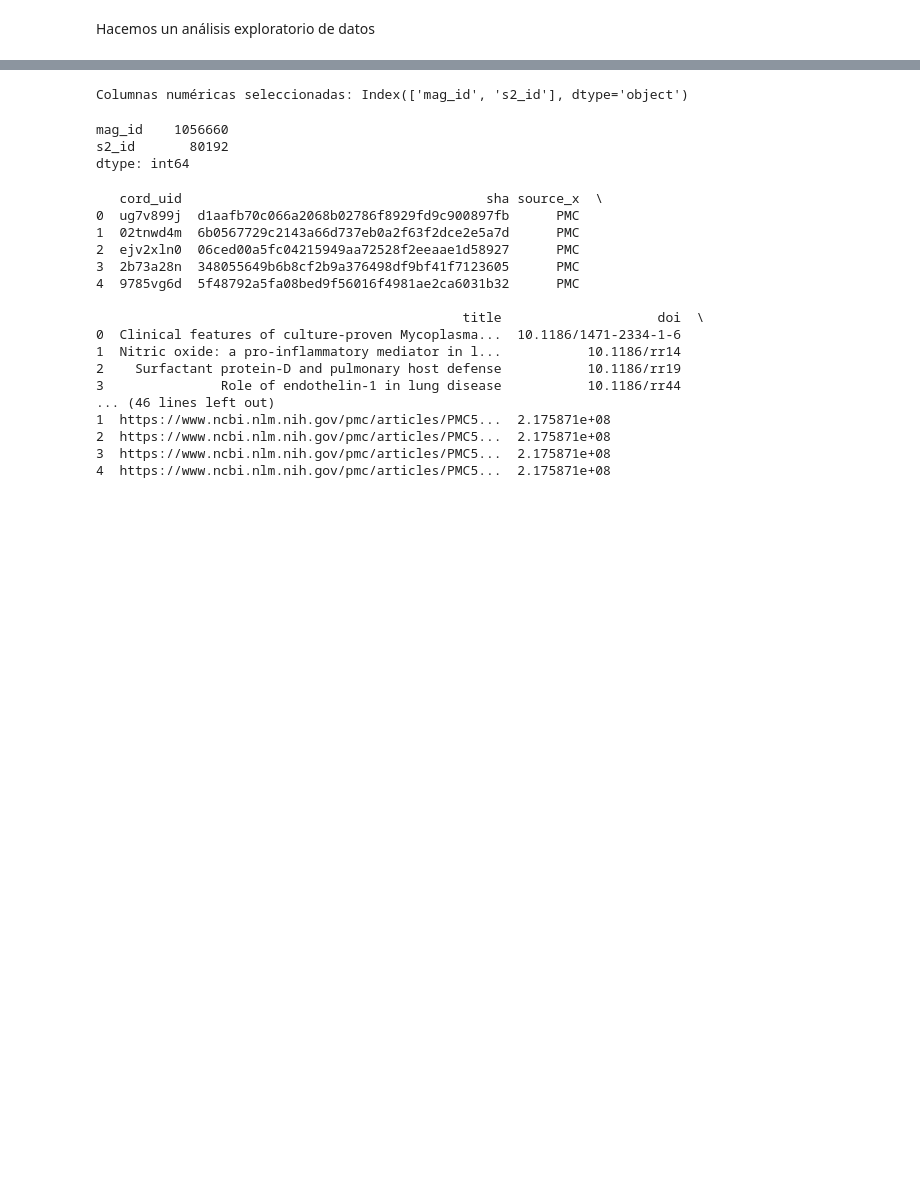
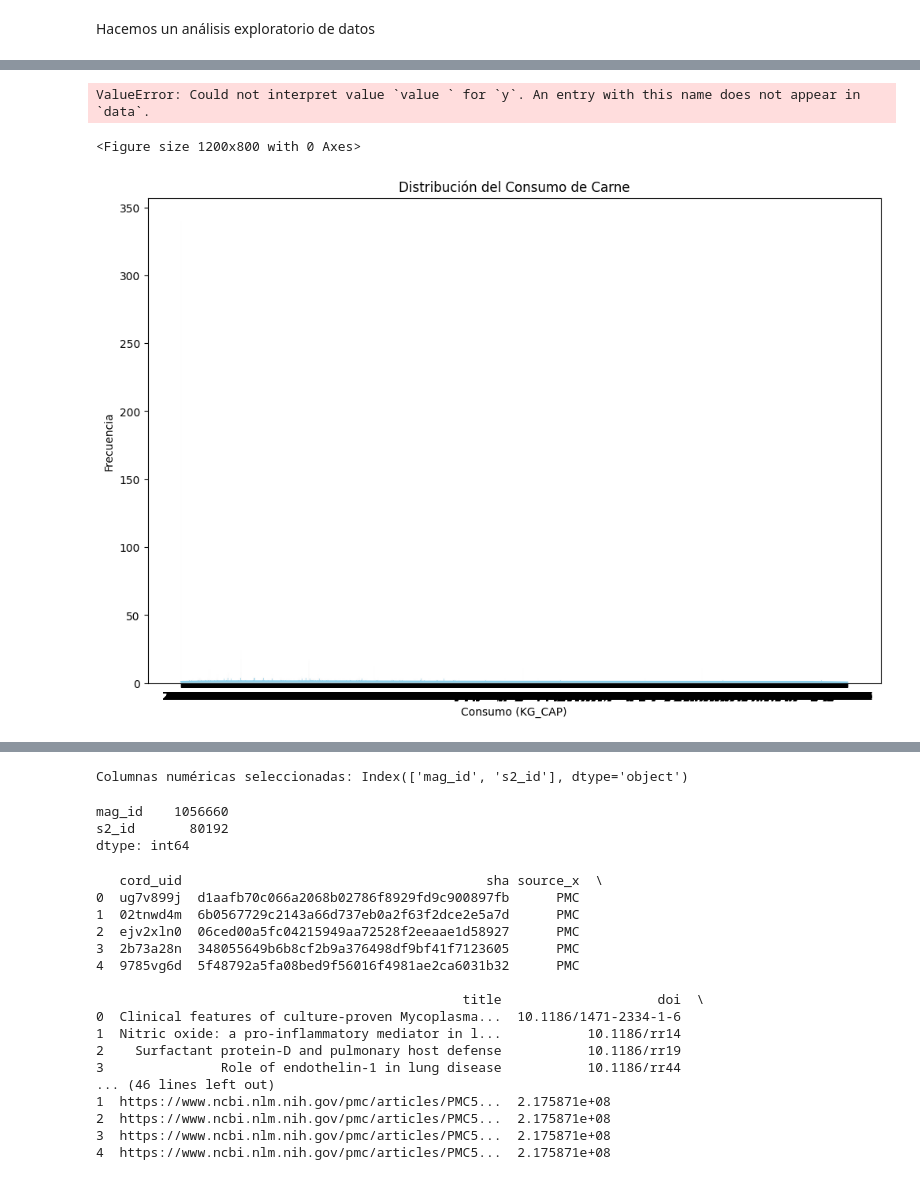
Before and after one commit to danielbolanosuax/GolesUEFA2022, a Jupyter notebook: otrodt.ipynb, the cells around one changed output, grey strips where cells are left out. Saved outputs shown, nothing was run; the diff lists cells and outputs as text; code cells hidden in the pictures; blank space fills up the shorter version.

```diff
--- a/otrodt.ipynb
+++ b/otrodt.ipynb
@@ -167,0 +116,21 @@ TypeError: '<' not supported between instances of 'str' and 'float'
+# %%
+# Gráfico de líneas mostrando la tendencia del consumo a lo largo del tiempo
+plt.figure(figsize=(12, 8))
+sns.lineplot(data=df, x='time', y='value ', marker='o', color='green')  # Nota el espacio en 'value '
+plt.title('Tendencia del Consumo de Carne a lo Largo del Tiempo')
+plt.xlabel('Año')
+plt.ylabel('Consumo (KG_CAP)')
+plt.show()
+# %% [output]
+ValueError: Could not interpret value `value ` for `y`. An entry with this name does not appear in `data`.
+<Figure size 1200x800 with 0 Axes>
+# %%
+# Histograma de la columna "value"
+plt.figure(figsize=(12, 8))
+sns.histplot(df['value'], kde=True, color='skyblue')
+plt.title('Distribución del Consumo de Carne')
+plt.xlabel('Consumo (KG_CAP)')
+plt.ylabel('Frecuencia')
+plt.show()
+# %% [output]
+[figure, added]
```
Also changed, not shown: parts of 16 cells of this notebook.
